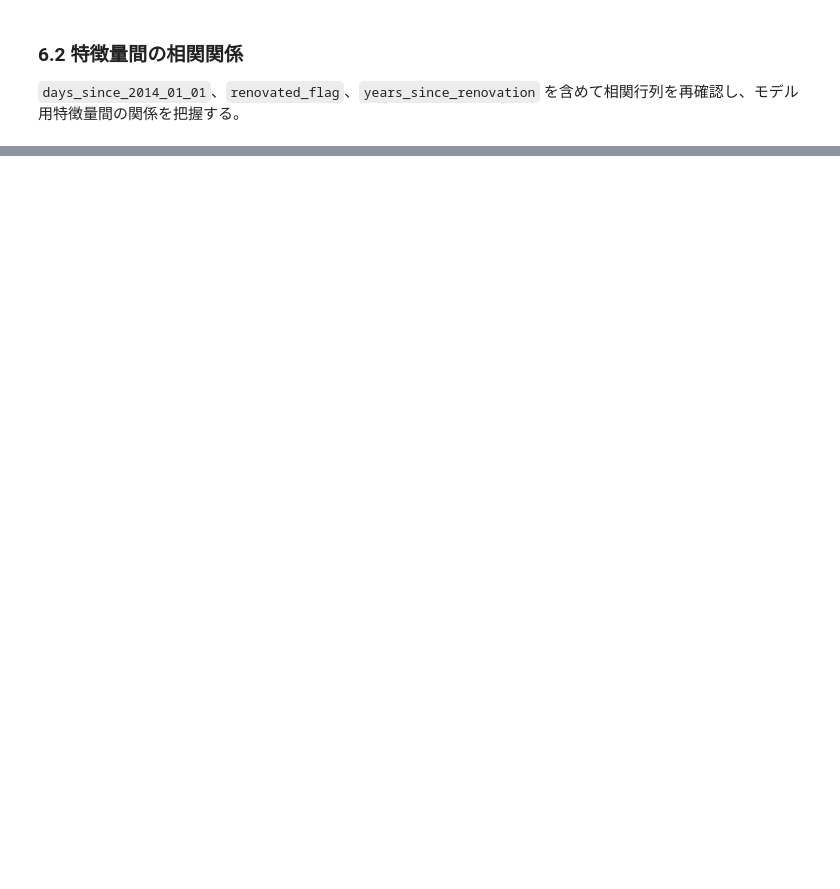
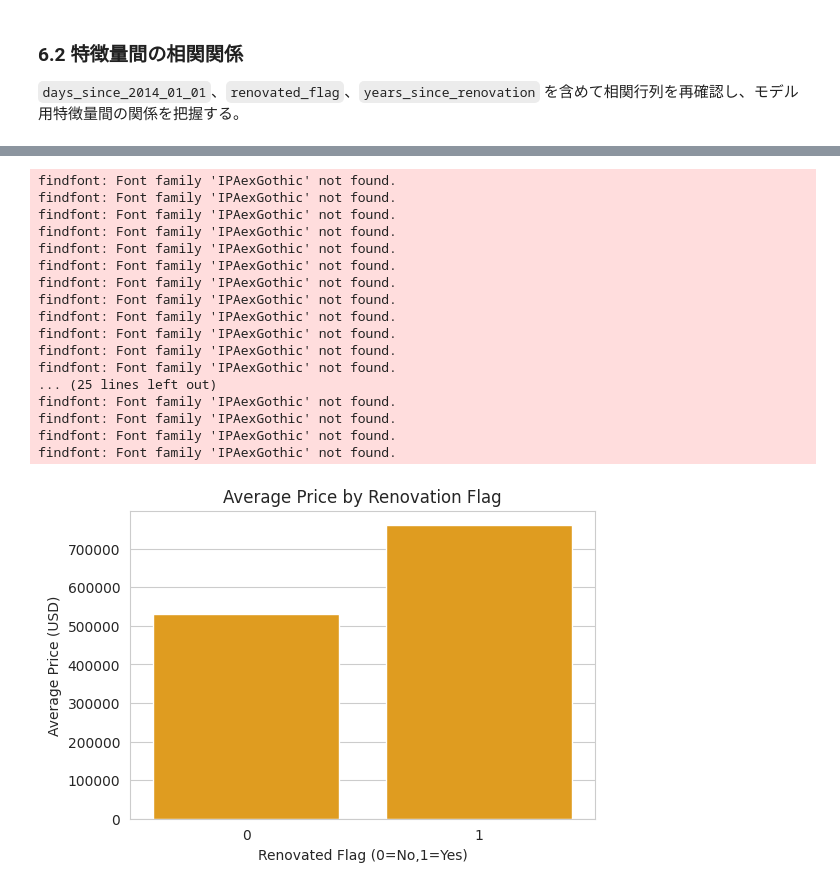
Before and after one commit to Naisinn/dataScientist_exam, a Jupyter notebook: analisis.ipynb, the cells around one changed output, grey strips where cells are left out. Saved outputs shown, nothing was run; the diff lists cells and outputs as text; code cells hidden in the pictures; blank space fills up the shorter version.

```diff
--- a/analisis.ipynb
+++ b/analisis.ipynb
@@ -145,0 +270,27 @@ plt.show()
+# %%
+renovation_price = data.groupby('renovated_flag')['price'].mean().reset_index()
+plt.figure(figsize=(6,4))
+sns.barplot(x='renovated_flag', y='price', data=renovation_price, color='orange')
+plt.title("Average Price by Renovation Flag")
+plt.xlabel("Renovated Flag (0=No,1=Yes)")
+plt.ylabel("Average Price (USD)")
+plt.show()
+# %% [output]
+findfont: Font family 'IPAexGothic' not found.
+findfont: Font family 'IPAexGothic' not found.
+findfont: Font family 'IPAexGothic' not found.
+findfont: Font family 'IPAexGothic' not found.
+findfont: Font family 'IPAexGothic' not found.
+findfont: Font family 'IPAexGothic' not found.
+findfont: Font family 'IPAexGothic' not found.
+findfont: Font family 'IPAexGothic' not found.
+findfont: Font family 'IPAexGothic' not found.
+findfont: Font family 'IPAexGothic' not found.
+findfont: Font family 'IPAexGothic' not found.
+findfont: Font family 'IPAexGothic' not found.
+... (25 lines left out)
+findfont: Font family 'IPAexGothic' not found.
+findfont: Font family 'IPAexGothic' not found.
+findfont: Font family 'IPAexGothic' not found.
+findfont: Font family 'IPAexGothic' not found.
+[figure, added]
```
Also changed, not shown: parts of 17 cells of this notebook.
